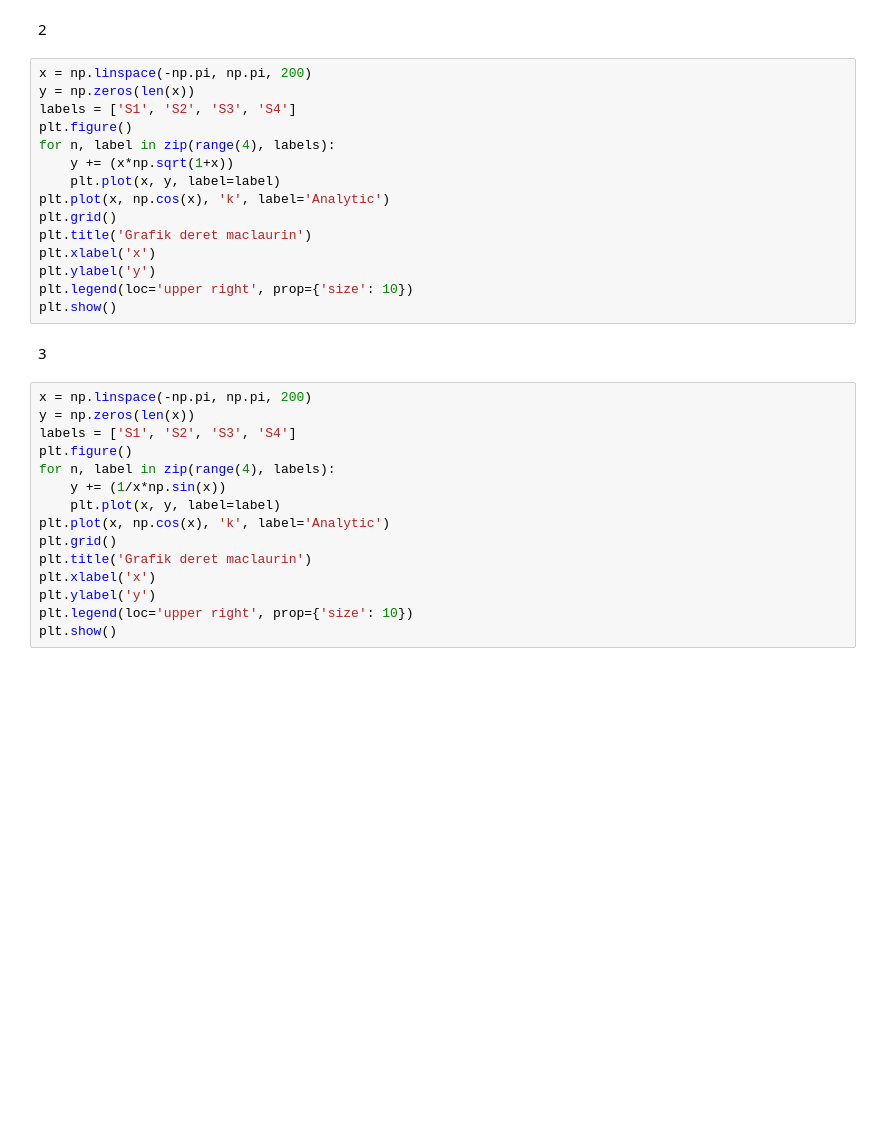
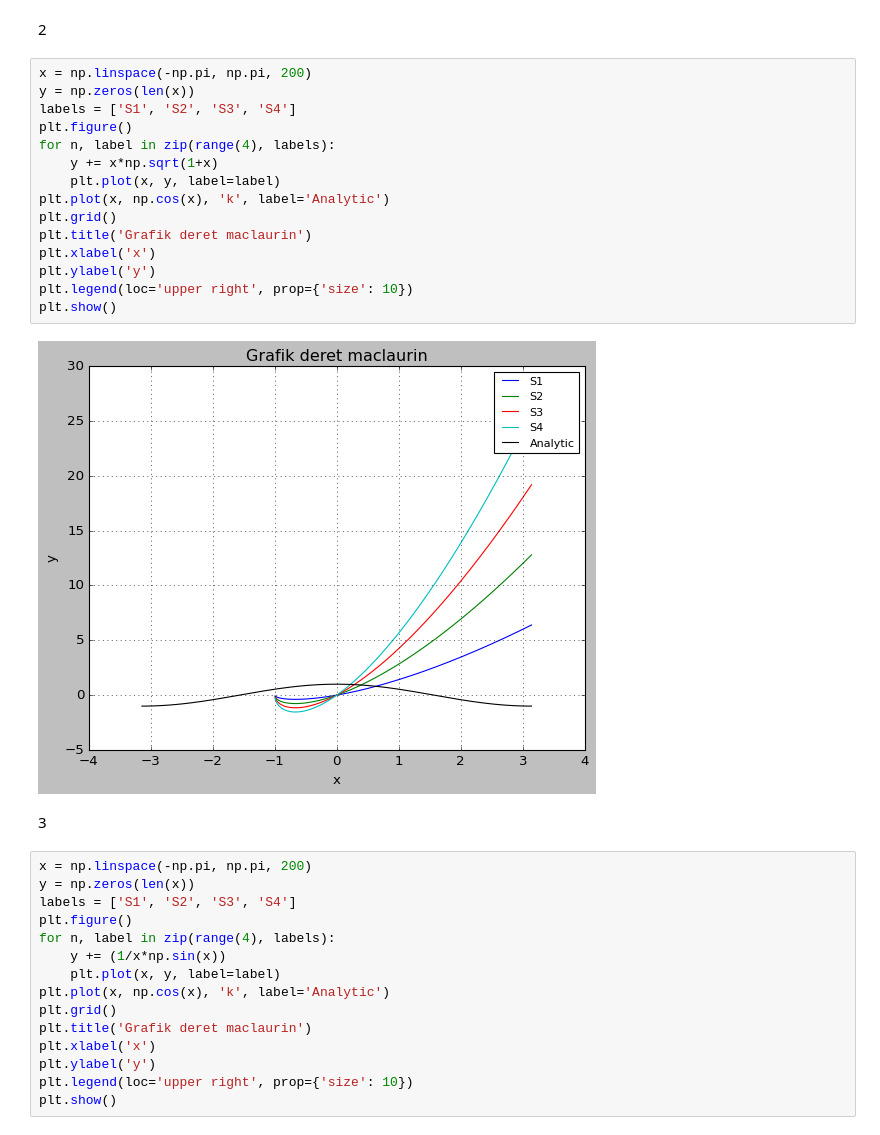
Before and after one commit to minervaarcane/fisika_matematik_1, a Jupyter notebook: fismat/plotingmaclrn.ipynb, the cells around one changed output. Drawn from its saved outputs; the diff is of its cells as text; blank space fills up the shorter version.

```diff
--- a/fismat/plotingmaclrn.ipynb
+++ b/fismat/plotingmaclrn.ipynb
@@ -29,18 +31,20 @@ plt.show()
 # %%
 x = np.linspace(-np.pi, np.pi, 200)
 y = np.zeros(len(x))
 labels = ['S1', 'S2', 'S3', 'S4']
 plt.figure()
 for n, label in zip(range(4), labels):
-    y += (x*np.sqrt(1+x))
+    y += x*np.sqrt(1+x)
     plt.plot(x, y, label=label)
 plt.plot(x, np.cos(x), 'k', label='Analytic')
 plt.grid()
 plt.title('Grafik deret maclaurin')
 plt.xlabel('x')
 plt.ylabel('y')
 plt.legend(loc='upper right', prop={'size': 10})
 plt.show()
+# %% [output]
+[figure, added]
 # %% [markdown]
 3
 # %%
```
Also changed, not shown: parts of 9 cells of this notebook, 2 other files.
